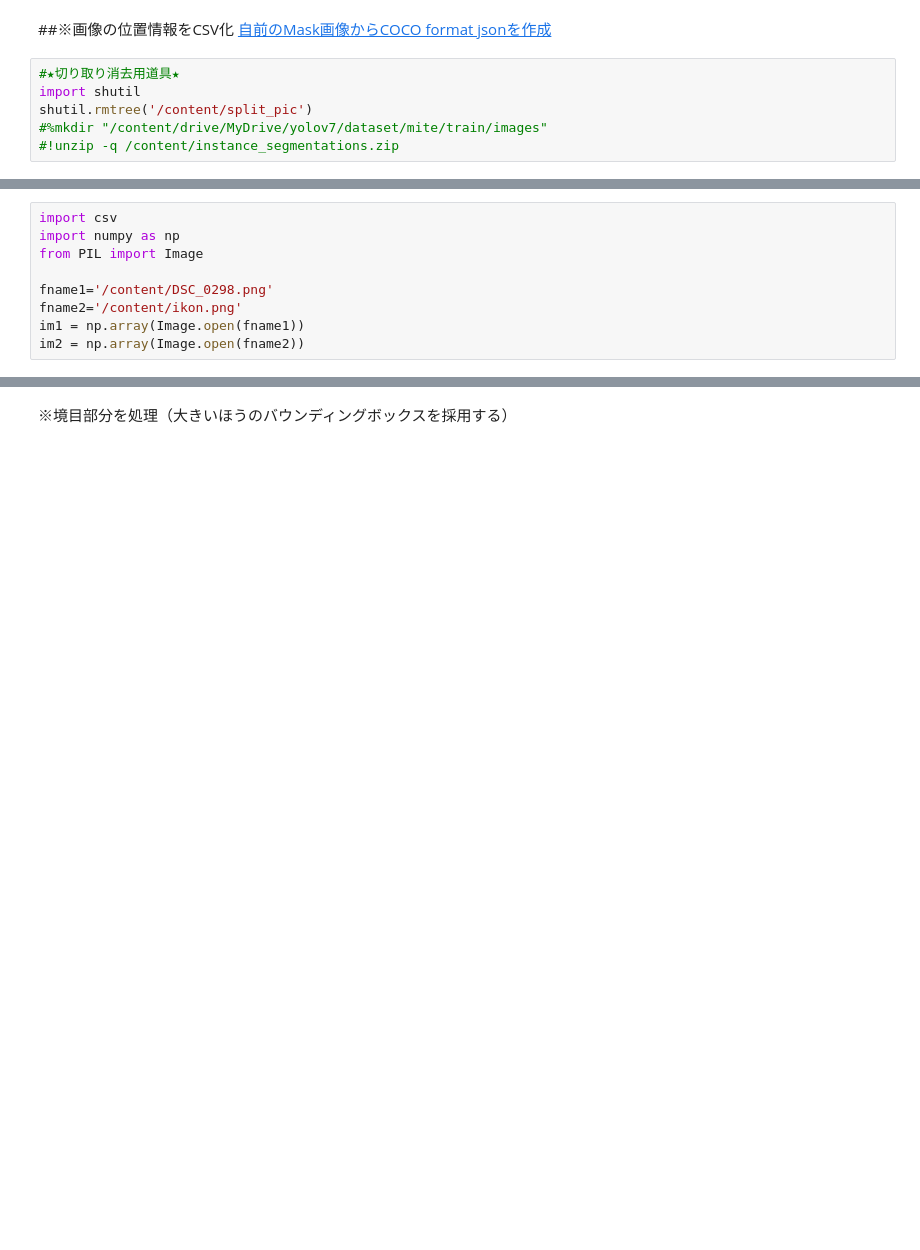
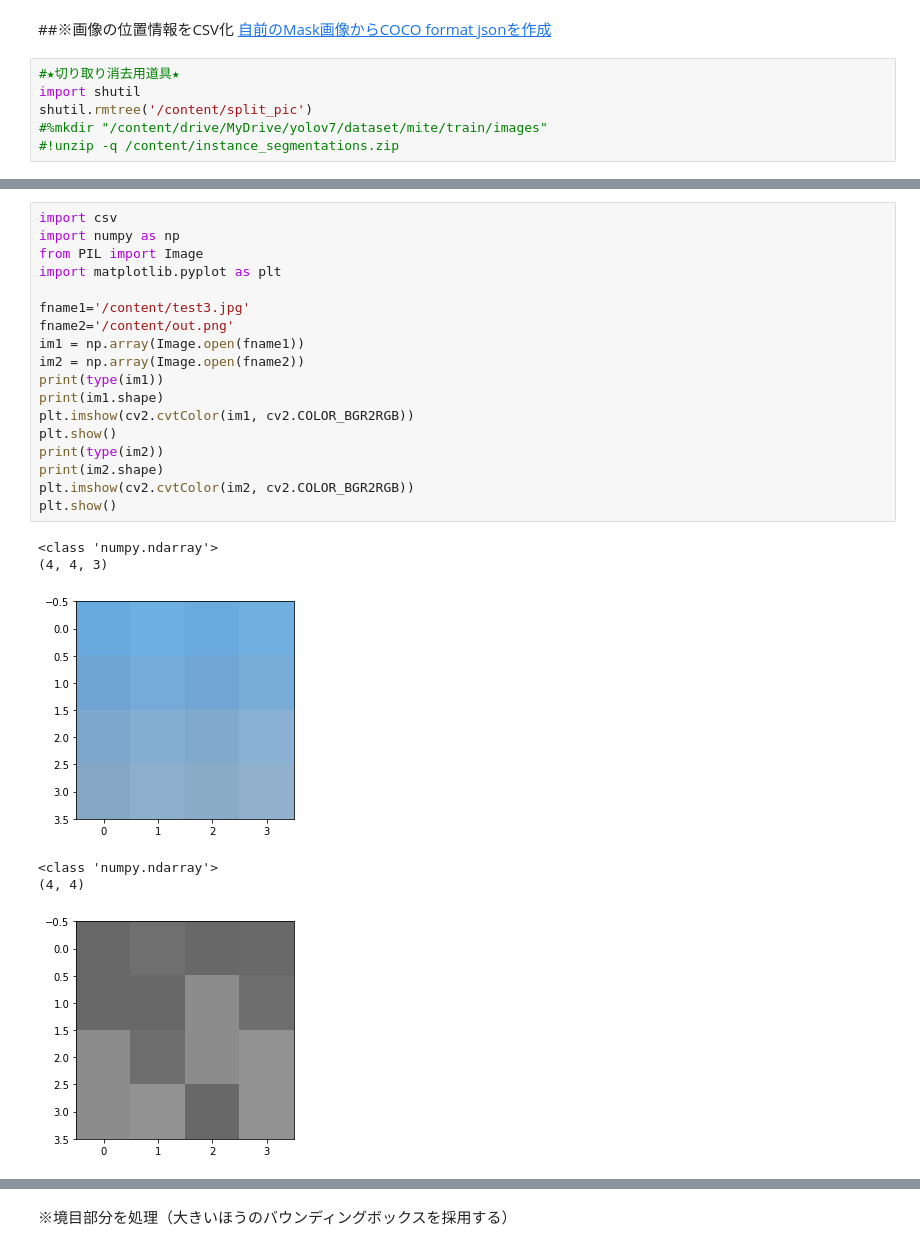
Before and after one commit to 1900690/kyouyu, a Jupyter notebook: マスク画像からアノテーションファイル作成.13.ipynb, the cells around one changed output, grey strips where cells are left out. Drawn from its saved outputs; the diff is of its cells as text; blank space fills up the shorter version.

```diff
--- a/マスク画像からアノテーションファイル作成.13.ipynb
+++ b/マスク画像からアノテーションファイル作成.13.ipynb
@@ -479,9 +482,25 @@ for number in list(range(len(contours))):
 # %%
 import csv
 import numpy as np
 from PIL import Image
+import matplotlib.pyplot as plt
 
-fname1='/content/DSC_0298.png'
-fname2='/content/ikon.png'
+fname1='/content/test3.jpg'
+fname2='/content/out.png'
 im1 = np.array(Image.open(fname1))
 im2 = np.array(Image.open(fname2))
+print(type(im1))
+print(im1.shape)
+plt.imshow(cv2.cvtColor(im1, cv2.COLOR_BGR2RGB))
+plt.show()
+print(type(im2))
+print(im2.shape)
+plt.imshow(cv2.cvtColor(im2, cv2.COLOR_BGR2RGB))
+plt.show()
+# %% [output]
+<class 'numpy.ndarray'>
+(4, 4, 3)
+[figure, added]
+<class 'numpy.ndarray'>
+(4, 4)
+[figure, added]
```
Also changed, not shown: parts of 4 cells of this notebook.
